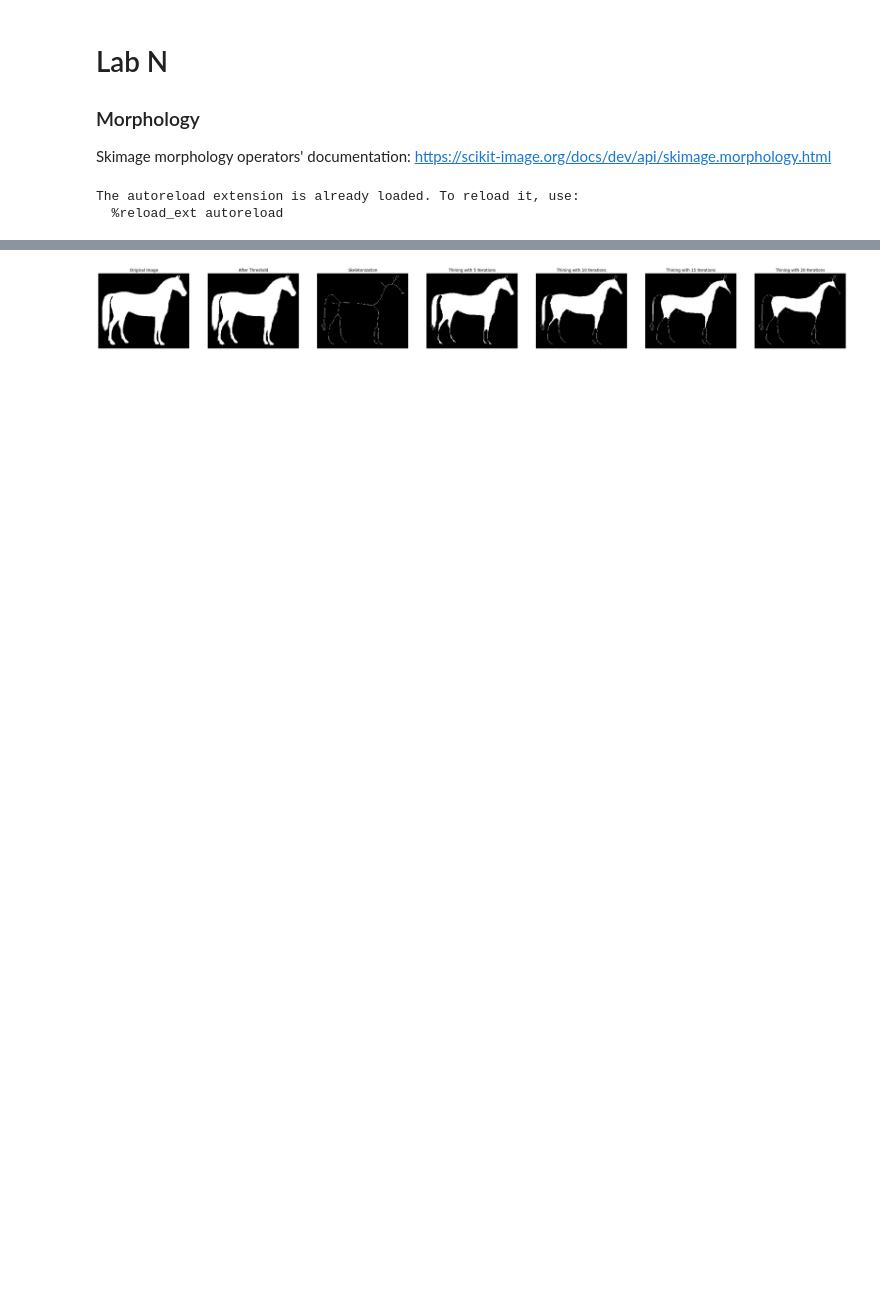
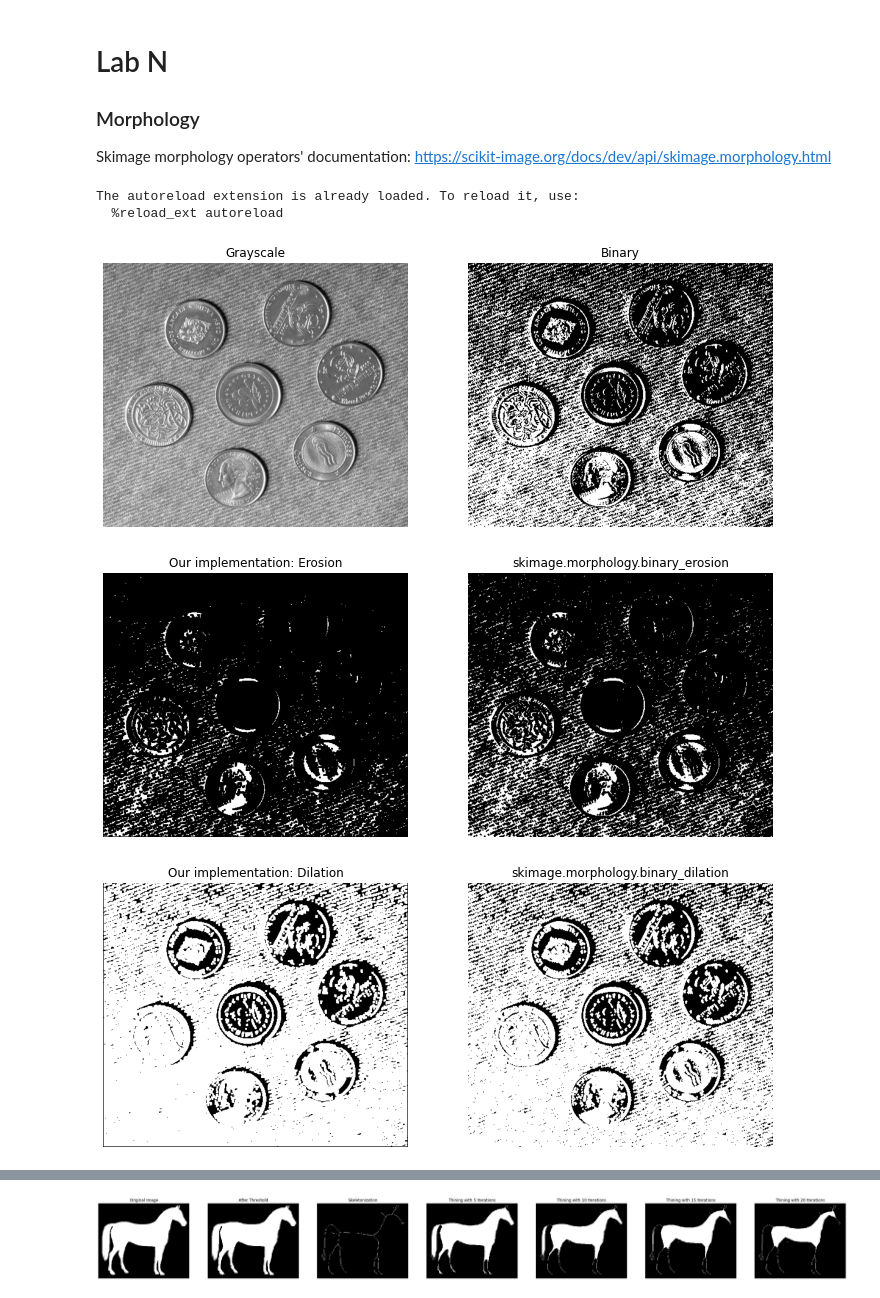
Before and after one commit to ahmedx3/Image-Processing-Labs, a Jupyter notebook: Lab6-Morphology/lab-Morphology-STD.ipynb, the cells around one changed output, grey strips where cells are left out. Cells and saved outputs as stored; diff of their text form; code cells hidden in the pictures; blank space fills up the shorter version.

Commit message:
Almost done with Lab6, need to revisit thresholding

```diff
--- a/Lab6-Morphology/lab-Morphology-STD.ipynb
+++ b/Lab6-Morphology/lab-Morphology-STD.ipynb
@@ -32,3 +25,52 @@ The autoreload extension is already loaded. To reload it, use:
+# %%
+'''
+1) Erosion / Dilation:
+    - Load "coins.jpg" from the img folder
+    - Convert the image to binary
+    - Write 2 functions each applying 1 of the erosion/dilation algorithms (with adjustable square window size) manually to the binary image
+    - Use Skimage's "binary_erosion" & "binary_dilation" & show the results
+'''
+class Experiment1:
+    # Create an empty image that matches the original image
+    # Fill each pixel if the structuring element fits the original image
+    # Currently only uses odd squareSizes
+    ERODE = np.all
+    DILATE = np.any
+    def morph(image, operator, squareSize=3):
+        if squareSize % 2 == 0: return None
+
+        morphed = np.zeros(image.shape, dtype=bool)
+        window = np.ones((squareSize, squareSize), dtype=bool)
+        offset = int(np.floor(squareSize/2))
+
+        for i in range(offset, image.shape[0]-offset):
+            for j in range(offset, (image.shape[1])-offset):
+                neighborhood = image[i-offset: i+offset+1, j-offset: j+offset+1]
+                morphed[i, j] = operator(neighborhood * window)
+
+        return morphed
+
+    def run(squareSize=3):
+        coins = io.imread('img/coins.jpg', as_gray=True)
+        threshold = threshold_otsu(coins)
+        # threshold = threshold_local(coins, 35, offset=10)
+
+        binaryCoins = coins > threshold
+        erodedCoins = Experiment1.morph(binaryCoins, Experiment1.ERODE, squareSize)
+        dilatedCoins = Experiment1.morph(binaryCoins, Experiment1.DILATE, squareSize)
+
+        show_images([coins, binaryCoins], ['Grayscale', 'Binary'])
+        show_images([erodedCoins, binary_erosion(binaryCoins)],
+                    ['Our implementation: Erosion', 'skimage.morphology.binary_erosion'])
+        show_images([dilatedCoins, binary_dilation(binaryCoins)],
+                    ['Our implementation: Dilation', 'skimage.morphology.binary_dilation'])
+
+
+Experiment1.run()
+# %% [output]
+[figure, added]
+[figure, added]
+[figure, added]
 # %%
 '''
 2) Case Study: Credit Card Number Extraction
```
Also changed, not shown: parts of 3 cells of this notebook.
